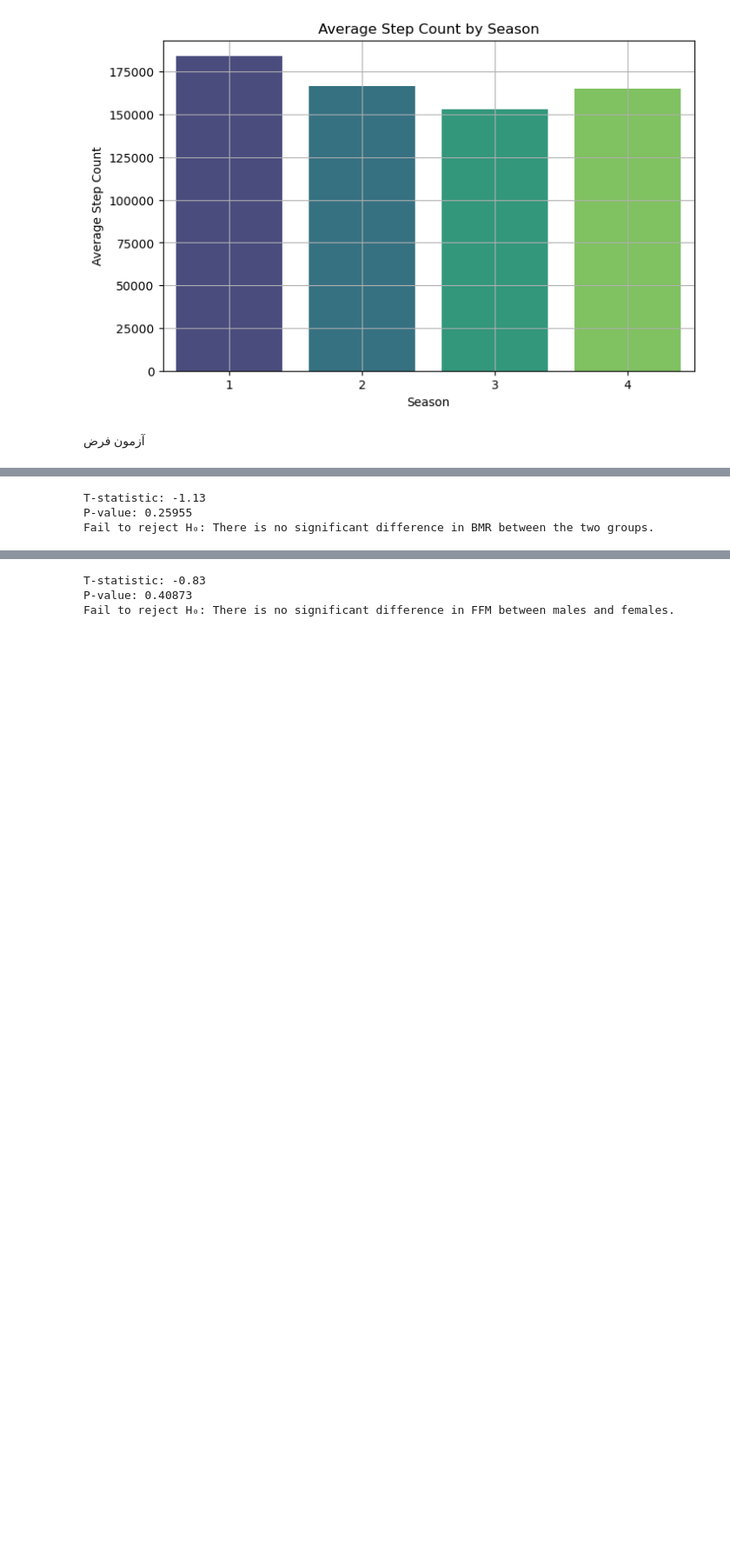
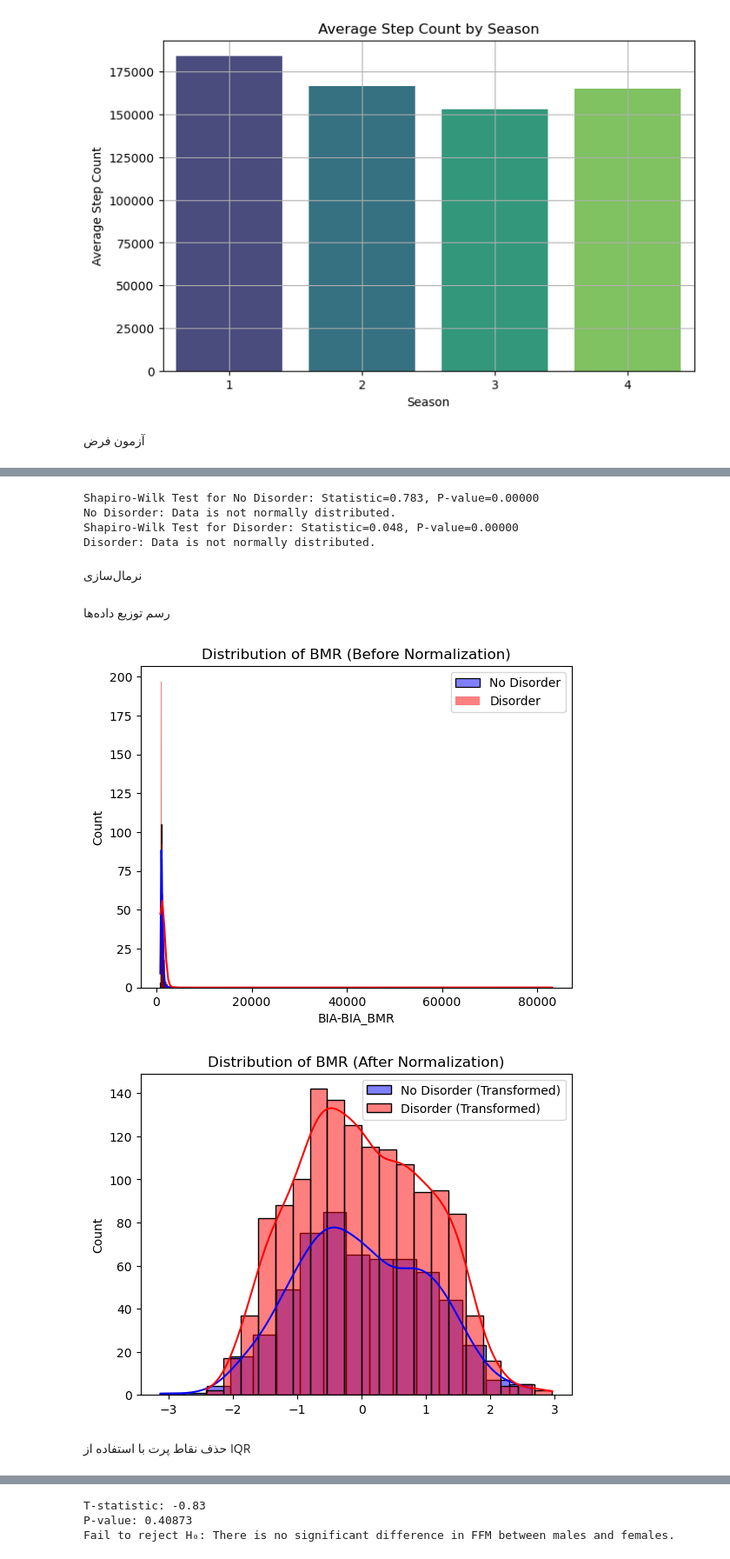
Before and after one commit to Javad1942/Group-2-QBC8, a Jupyter notebook: Stats_Analysis_Structured.ipynb, the cells around one changed output, grey strips where cells are left out. Shown at 87% size. Cells and saved outputs as stored; diff of their text form; code cells hidden in the pictures; blank space fills up the shorter version.

Commit message:
correct tests and stats for them

```diff
--- a/Stats_Analysis_Structured.ipynb
+++ b/Stats_Analysis_Structured.ipynb
@@ -426,22 +439,63 @@ Passing `palette` without assigning `hue` is deprecated and will be removed in v
 # %%
-# دسته‌بندی افراد بر اساس اختلال خواب
-hbn_data['Sleep_Disorder'] = hbn_data['SDS-SDS_Total_T'].apply(lambda x: 'No Disorder' if x <= 50 else 'Disorder')
+# بررسی نرمال بودن نرخ متابولیسم در گروه بدون اختلال خواب
+stat, p_value = shapiro(bmr_no_disorder)
+print(f"Shapiro-Wilk Test for No Disorder: Statistic={stat:.3f}, P-value={p_value:.5f}")
+if p_value > 0.05:
+    print("No Disorder: Data is normally distributed.")
+else:
+    print("No Disorder: Data is not normally distributed.")
 
-# جداسازی نرخ متابولیسم برای دو گروه
-bmr_no_disorder = hbn_data[hbn_data['Sleep_Disorder'] == 'No Disorder']['BIA-BIA_BMR'].dropna()
-bmr_disorder = hbn_data[hbn_data['Sleep_Disorder'] == 'Disorder']['BIA-BIA_BMR'].dropna()
+# بررسی نرمال بودن نرخ متابولیسم در گروه با اختلال خواب
+stat, p_value = shapiro(bmr_disorder)
+print(f"Shapiro-Wilk Test for Disorder: Statistic={stat:.3f}, P-value={p_value:.5f}")
+if p_value > 0.05:
+    print("Disorder: Data is normally distributed.")
+else:
+    print("Disorder: Data is not normally distributed.")
 
-# آزمون t
-t_stat, p_value = ttest_ind(bmr_no_disorder, bmr_disorder)
 
-print(f"T-statistic: {t_stat:.2f}")
-print(f"P-value: {p_value:.5f}")
+# # آزمون t
+# t_stat, p_value = ttest_ind(bmr_no_disorder, bmr_disorder)
 
-if p_value < 0.05:
-    print("Reject H₀: There is a significant difference in BMR between the two groups.")
-else:
-    print("Fail to reject H₀: There is no significant difference in BMR between the two groups.")
+# print(f"T-statistic: {t_stat:.2f}")
+# print(f"P-value: {p_value:.5f}")
+
+# if p_value < 0.05:
+#     print("Reject H₀: There is a significant difference in BMR between the two groups.")
+# else:
+#     print("Fail to reject H₀: There is no significant difference in BMR between the two groups.")
 # %% [output]
-T-statistic: -1.13
-P-value: 0.25955
-Fail to reject H₀: There is no significant difference in BMR between the two groups.
+Shapiro-Wilk Test for No Disorder: Statistic=0.783, P-value=0.00000
+No Disorder: Data is not normally distributed.
+Shapiro-Wilk Test for Disorder: Statistic=0.048, P-value=0.00000
+Disorder: Data is not normally distributed.
+# %% [markdown]
+نرمال‌سازی
+# %%
+# ایجاد نمونه‌ای از PowerTransformer
+transformer = PowerTransformer(method='yeo-johnson')
+
+# نرمال‌سازی نرخ متابولیسم
+bmr_no_disorder_transformed = transformer.fit_transform(bmr_no_disorder.values.reshape(-1, 1)).flatten()
+bmr_disorder_transformed = transformer.fit_transform(bmr_disorder.values.reshape(-1, 1)).flatten()
+# %% [markdown]
+رسم توزیع داده‌ها
+# %%
+# قبل از نرمال‌سازی
+sns.histplot(bmr_no_disorder, kde=True, color='blue', label='No Disorder')
+sns.histplot(bmr_disorder, kde=True, color='red', label='Disorder')
+plt.legend()
+plt.title("Distribution of BMR (Before Normalization)")
+plt.show()
+
+# بعد از نرمال‌سازی
+sns.histplot(bmr_no_disorder_transformed, kde=True, color='blue', label='No Disorder (Transformed)')
+sns.histplot(bmr_disorder_transformed, kde=True, color='red', label='Disorder (Transformed)')
+plt.legend()
+plt.title("Distribution of BMR (After Normalization)")
+plt.show()
+# %% [output]
+[figure, added]
+[figure, added]
+# %% [markdown]
+حذف نقاط پرت با استفاده از IQR
```
Also changed, not shown: parts of 47 cells of this notebook.
